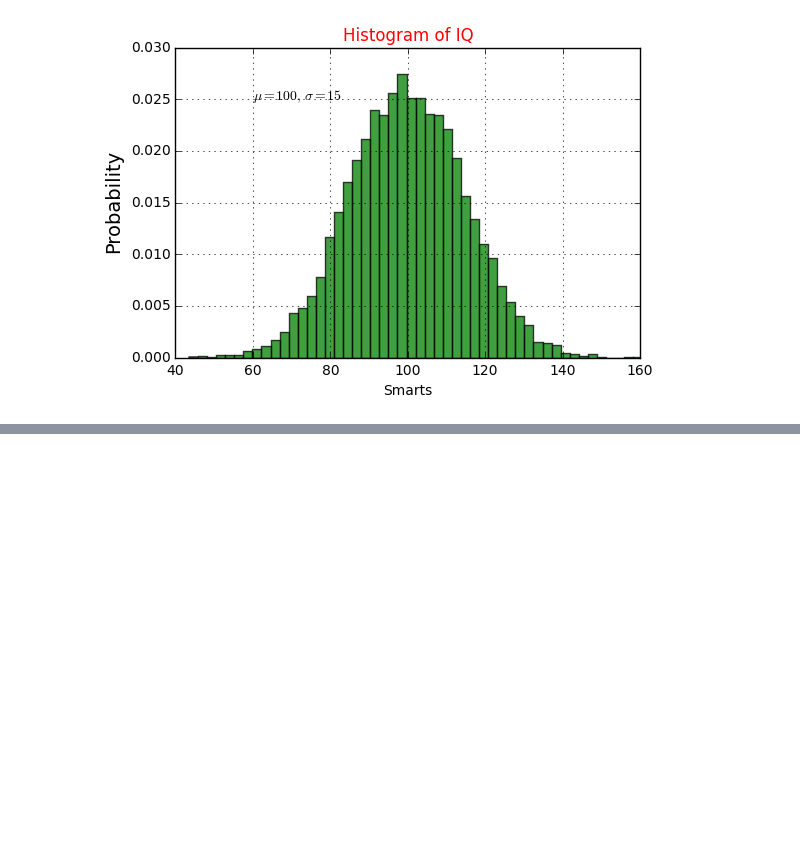
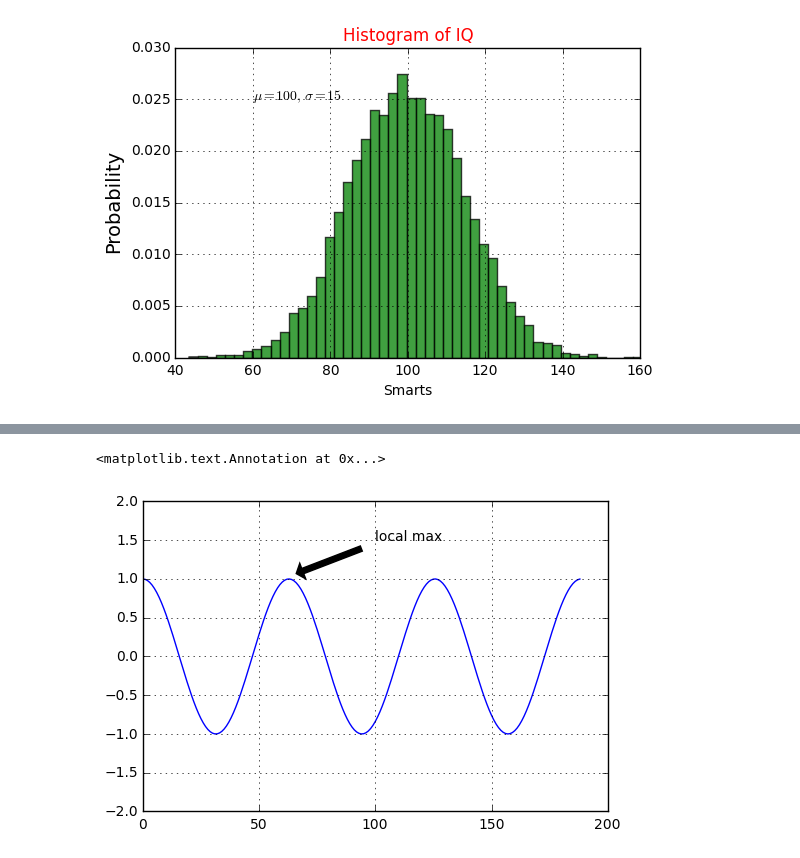
Before and after one commit to ritiek/deep-learning-practise, a Jupyter notebook: matplotlib/matplotlib_basics.ipynb, the cells around one changed output, grey strips where cells are left out. Cells and saved outputs as stored; diff of their text form; code cells hidden in the pictures; blank space fills up the shorter version.

```diff
--- a/matplotlib/matplotlib_basics.ipynb
+++ b/matplotlib/matplotlib_basics.ipynb
@@ -111,0 +141,16 @@ plt.show()
+# %%
+import numpy as np
+import matplotlib.pyplot as plt
+
+import numpy as np
+import matplotlib.pyplot as plt
+domain = np.arange(0, 6*np.pi, 0.1)
+plt.axis([0, 200, -2, 2])
+plt.plot(np.cos(domain)) # plot graph of f(x)=cos(x)b
+plt.grid(True)
+plt.annotate('local max', xy=(60, 1), xytext=(100, 1.5),
+            arrowprops=dict(facecolor='black', shrink=0.15),
+            )
+# %% [output]
+<matplotlib.text.Annotation at 0x...>
+[figure, added]
```
Also changed, not shown: parts of 2 cells of this notebook.
